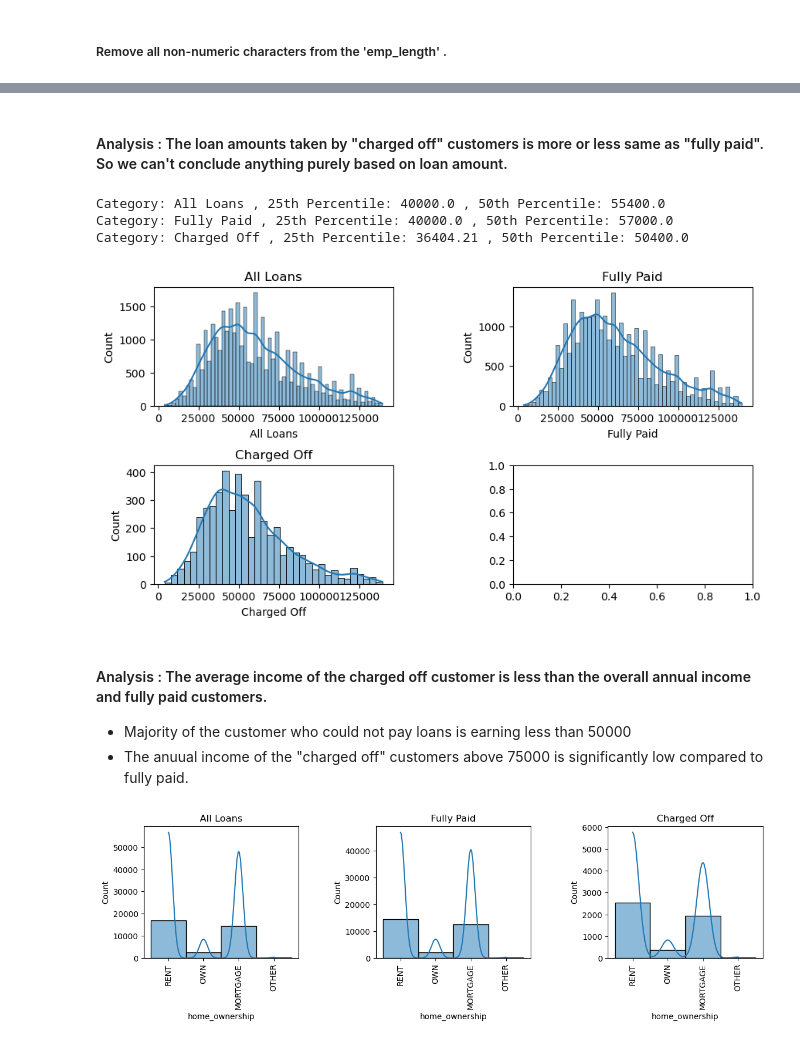
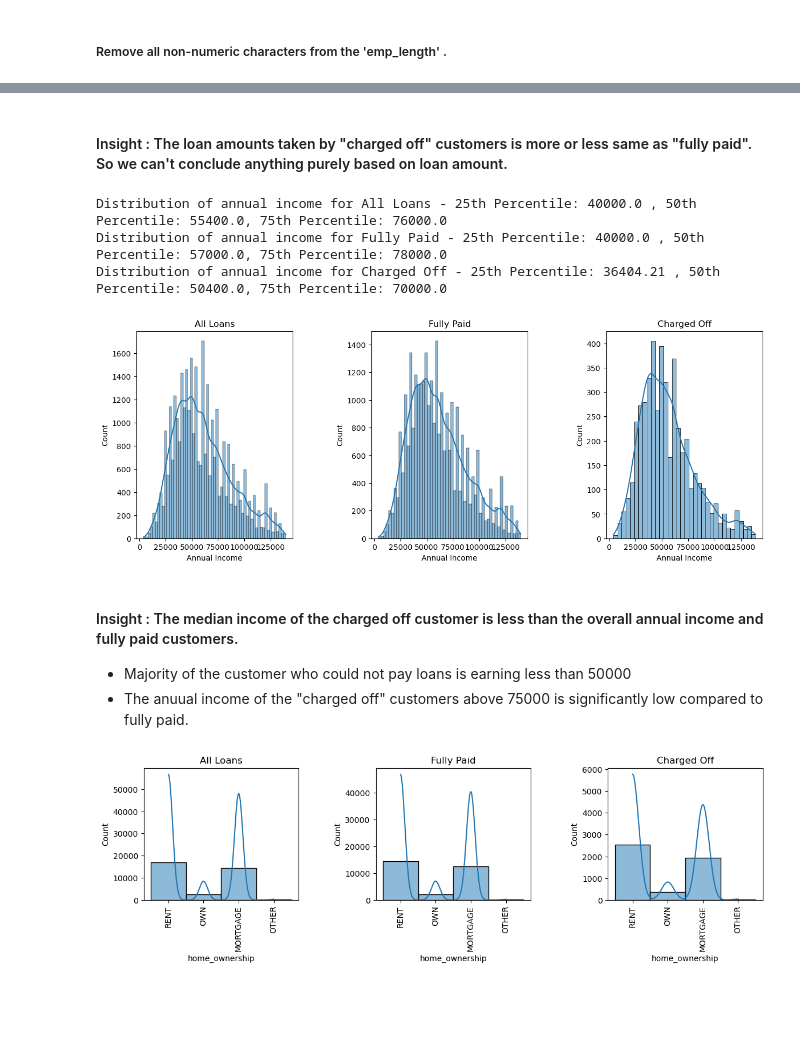
Before and after one commit to Siddhardha-Mudumba/LendingClubCaseStudy, a Jupyter notebook: Siddhardha_Mudumba.ipynb, the cells around one changed output, grey strips where cells are left out. Cells and saved outputs as stored; diff of their text form; code cells hidden in the pictures; blank space fills up the shorter version.

Commit message:
Updated analysis for few variable in notebook and added pdf file.

```diff
--- a/Siddhardha_Mudumba.ipynb
+++ b/Siddhardha_Mudumba.ipynb
@@ -327,42 +342,45 @@ plt.show()
 # %% [markdown]
-#### Analysis : The loan amounts taken by "charged off" customers is more or less same as "fully paid". So we can't conclude anything purely based on loan amount.
+#### Insight : The loan amounts taken by "charged off" customers is more or less same as "fully paid". So we can't conclude anything purely based on loan amount.
 # %%
-# Plot a histogram for loan_amount across Fully Paid / Charged Off / Total amoumt.
+# Plot a histogram for Annual Income across Fully Paid / Charged Off / Total amoumt.
 
 # Calculate percentiles
-print("Category: {} , 25th Percentile: {} , 50th Percentile: {}".format("All Loans",
+print("{} - 25th Percentile: {} , 50th Percentile: {}, 75th Percentile: {}".format("Distribution of annual income for All Loans",
       loan_data['annual_inc'].quantile(0.25),
-      loan_data['annual_inc'].quantile(0.50)))
+      loan_data['annual_inc'].quantile(0.50),
+      loan_data['annual_inc'].quantile(0.75)))
 
-print("Category: {} , 25th Percentile: {} , 50th Percentile: {}".format("Fully Paid",
+print("{} - 25th Percentile: {} , 50th Percentile: {}, 75th Percentile: {}".format("Distribution of annual income for Fully Paid",
       loan_data[loan_data["loan_status"] == "Fully Paid"]["annual_inc"].quantile(0.25),
-      loan_data[loan_data["loan_status"] == "Fully Paid"]["annual_inc"].quantile(0.50)))
+      loan_data[loan_data["loan_status"] == "Fully Paid"]["annual_inc"].quantile(0.50),
+      loan_data[loan_data["loan_status"] == "Fully Paid"]["annual_inc"].quantile(0.75)))
 
-print("Category: {} , 25th Percentile: {} , 50th Percentile: {}".format("Charged Off",
+print("{} - 25th Percentile: {} , 50th Percentile: {}, 75th Percentile: {}".format("Distribution of annual income for Charged Off",
       loan_data[loan_data["loan_status"] == "Charged Off"]["annual_inc"].quantile(0.25),
-      loan_data[loan_data["loan_status"] == "Charged Off"]["annual_inc"].quantile(0.50)))
+      loan_data[loan_data["loan_status"] == "Charged Off"]["annual_inc"].quantile(0.50),
+      loan_data[loan_data["loan_status"] == "Charged Off"]["annual_inc"].quantile(0.75)))
 
 # use subplots to get 3 plots for same variable
-fig, axes = plt.subplots(2, 2, figsize=(10, 5))
+fig, axes = plt.subplots(1, 3, figsize=(15, 5))
 plt.subplots_adjust(wspace=0.5, hspace=0.5)
 
-sns.histplot(ax = axes[0][0], data=loan_data, x="annual_inc", kde=True)
-axes[0][0].set_title("All Loans")
-axes[0][0].set_xlabel("All Loans")
-sns.histplot(ax = axes[0][1], data=loan_data[loan_data["loan_status"]=="Fully Paid"], x="annual_inc" , kde=True)
-axes[0][1].set_title("Fully Paid")
-axes[0][1].set_xlabel("Fully Paid")
-sns.histplot(ax = axes[1][0], data=loan_data[loan_data["loan_status"]=="Charged Off"] , x="annual_inc", kde=True)
-axes[1][0].set_title("Charged Off")
-axes[1][0].set_xlabel("Charged Off")
+sns.histplot(ax = axes[0], data=loan_data, x="annual_inc", kde=True)
+axes[0].set_title("All Loans")
+axes[0].set_xlabel("Annual Income")
+sns.histplot(ax = axes[1], data=loan_data[loan_data["loan_status"]=="Fully Paid"], x="annual_inc" , kde=True)
+axes[1].set_title("Fully Paid")
+axes[1].set_xlabel("Annual Income")
+sns.histplot(ax = axes[2], data=loan_data[loan_data["loan_status"]=="Charged Off"] , x="annual_inc", kde=True)
+axes[2].set_title("Charged Off")
+axes[2].set_xlabel("Annual Income")
 plt.show()
 # %% [output]
-Category: All Loans , 25th Percentile: 40000.0 , 50th Percentile: 55400.0
-Category: Fully Paid , 25th Percentile: 40000.0 , 50th Percentile: 57000.0
-Category: Charged Off , 25th Percentile: 36404.21 , 50th Percentile: 50400.0
+Distribution of annual income for All Loans - 25th Percentile: 40000.0 , 50th Percentile: 55400.0, 75th Percentile: 76000.0
+Distribution of annual income for Fully Paid - 25th Percentile: 40000.0 , 50th Percentile: 57000.0, 75th Percentile: 78000.0
+Distribution of annual income for Charged Off - 25th Percentile: 36404.21 , 50th Percentile: 50400.0, 75th Percentile: 70000.0
-[figure, old version]
+[figure, new version]
 # %% [markdown]
-#### Analysis : The average income of the charged off customer is less than the overall annual income and fully paid customers.
+#### Insight : The median income of the charged off customer is less than the overall annual income and fully paid customers.
 - Majority of the customer who could not pay loans is earning less than 50000
 - The anuual income of the "charged off" customers above 75000 is significantly low compared to fully paid.
 # %%
```
Also changed, not shown: parts of 33 cells of this notebook, 1 other file.
